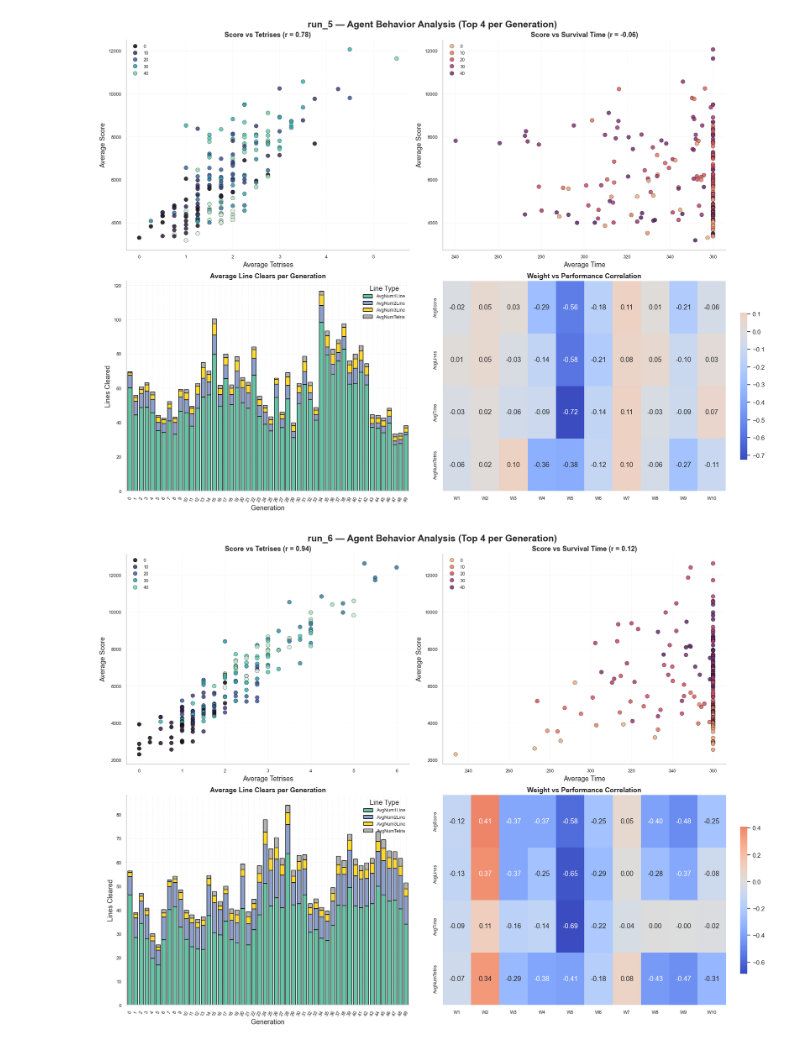
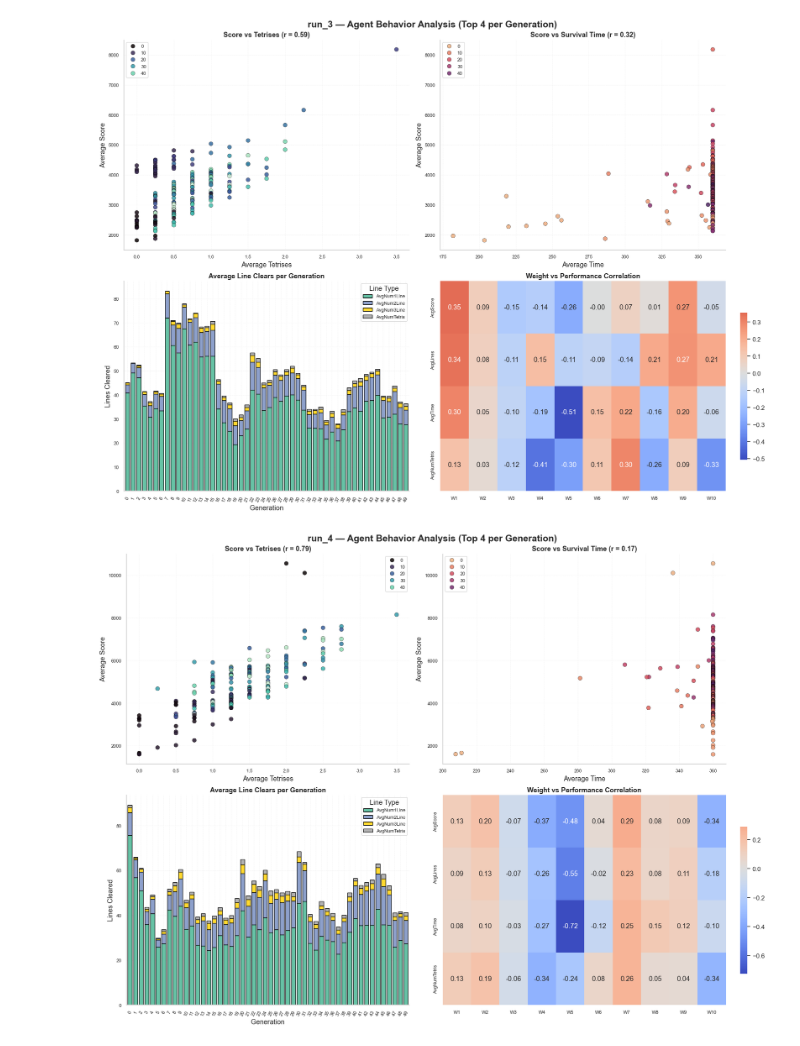
Before and after one commit to nileshshrs/Tetris-Project, a Jupyter notebook: notebooks/agent_analysis.ipynb, the cells around one changed output. Cells and saved outputs as stored; diff of their text form; code cells hidden in the pictures.

```diff
--- a/notebooks/agent_analysis.ipynb
+++ b/notebooks/agent_analysis.ipynb
@@ -120,8 +120,8 @@ plot_agent_analysis_grid(r"D:\Tetris-Project\results\GA\run_4\agent_log.csv")
 # %%
-plot_agent_analysis_grid(r"D:\Tetris-Project\results\GA\run_5\agent_log.csv")
+plot_agent_analysis_grid(r"D:\Tetris-Project\results\GA\run_3\agent_log.csv")
 # %% [output]
-[figure, old version]
+[figure, new version]
 # %%
-plot_agent_analysis_grid(r"D:\Tetris-Project\results\GA\run_6\agent_log.csv")
+plot_agent_analysis_grid(r"D:\Tetris-Project\results\GA\run_4\agent_log.csv")
 # %% [output]
-[figure, old version]
+[figure, new version]
```
Also changed, not shown: parts of 3 cells of this notebook, 2 other files.
